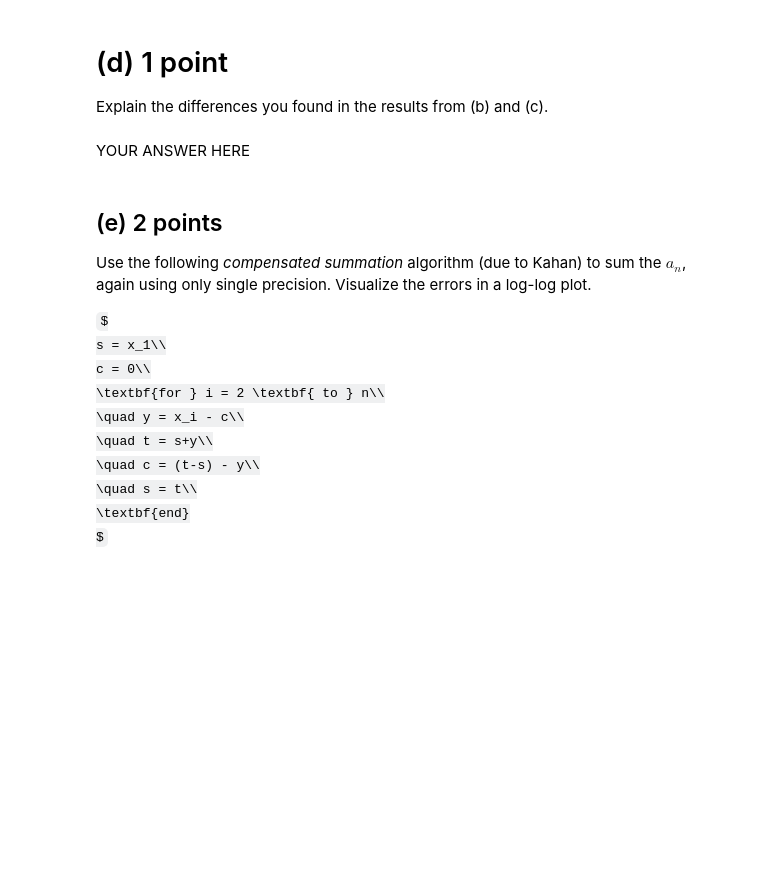
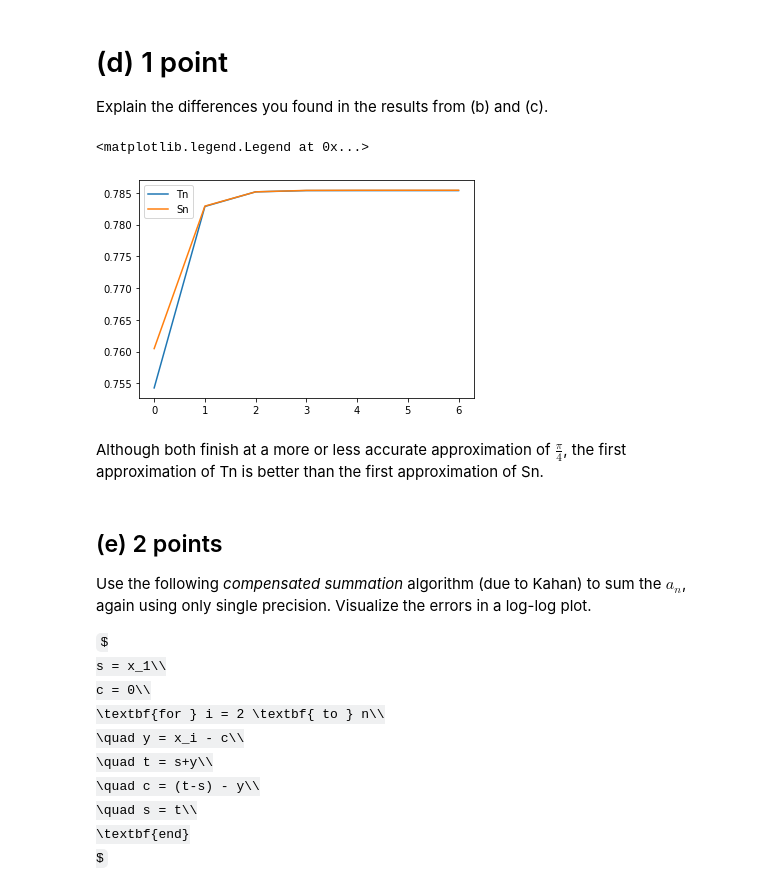
Before and after one commit to DaVinkie/NumAlg1, a Jupyter notebook: homework1.ipynb, the cells around one changed output. Drawn from its saved outputs; the diff is of its cells as text; code cells hidden in the pictures; some formulas as TeX source; blank space fills up the shorter version.

```diff
--- a/homework1.ipynb
+++ b/homework1.ipynb
@@ -234,8 +238,16 @@ print('Pi/4: ', (np.pi/4))
 # %% [markdown]
 # (d) 1 point
 Explain the differences you found in the results from (b) and (c).
-# %% [markdown]
-YOUR ANSWER HERE
+# %%
+plt.figure()
+plt.plot(sums_new, label='Tn')
+plt.plot(sums_single, label='Sn')
+plt.legend()
+# %% [output]
+<matplotlib.legend.Legend at 0x...>
+[figure, added]
+# %% [markdown]
+Although both finish at a more or less accurate approximation of $\frac{\pi}{4}$, the first approximation of Tn is better than the first approximation of Sn.
 # %% [markdown]
 ## (e) 2 points
 Use the following _compensated summation_ algorithm (due to Kahan) to sum the $a_n$, again using only single precision. Visualize the errors in a log-log plot.
```
Also changed, not shown: parts of 3 cells of this notebook.
